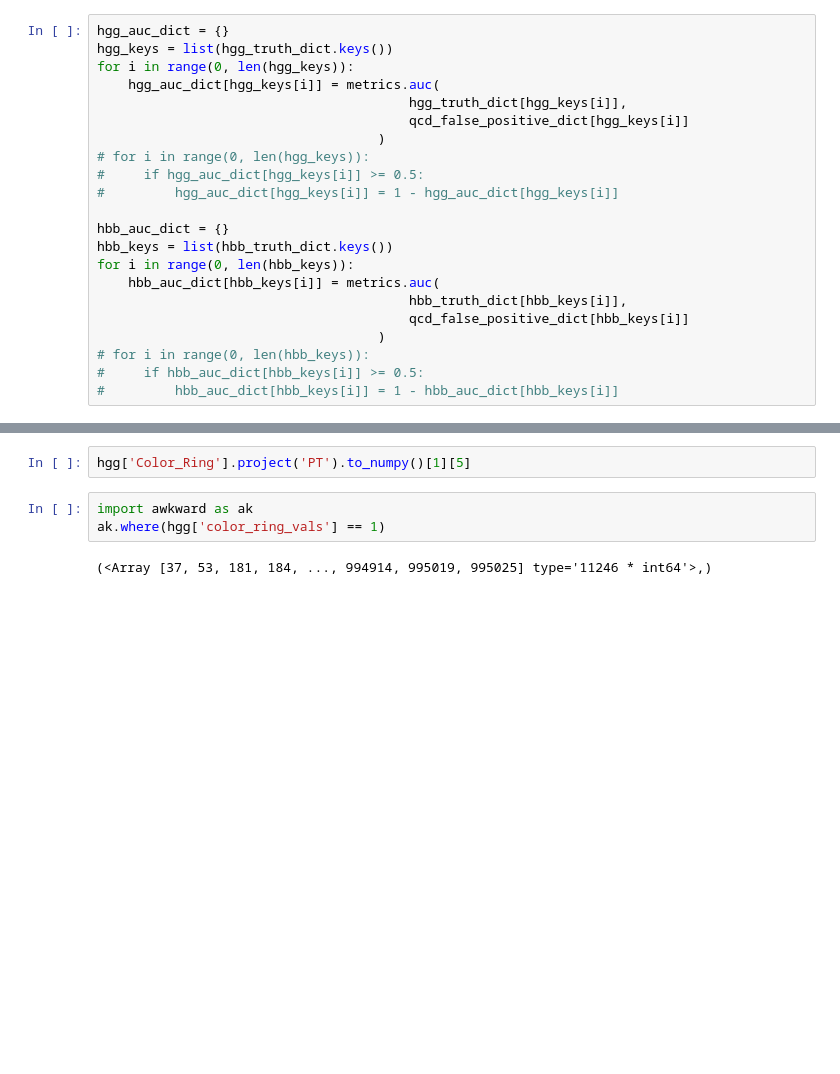
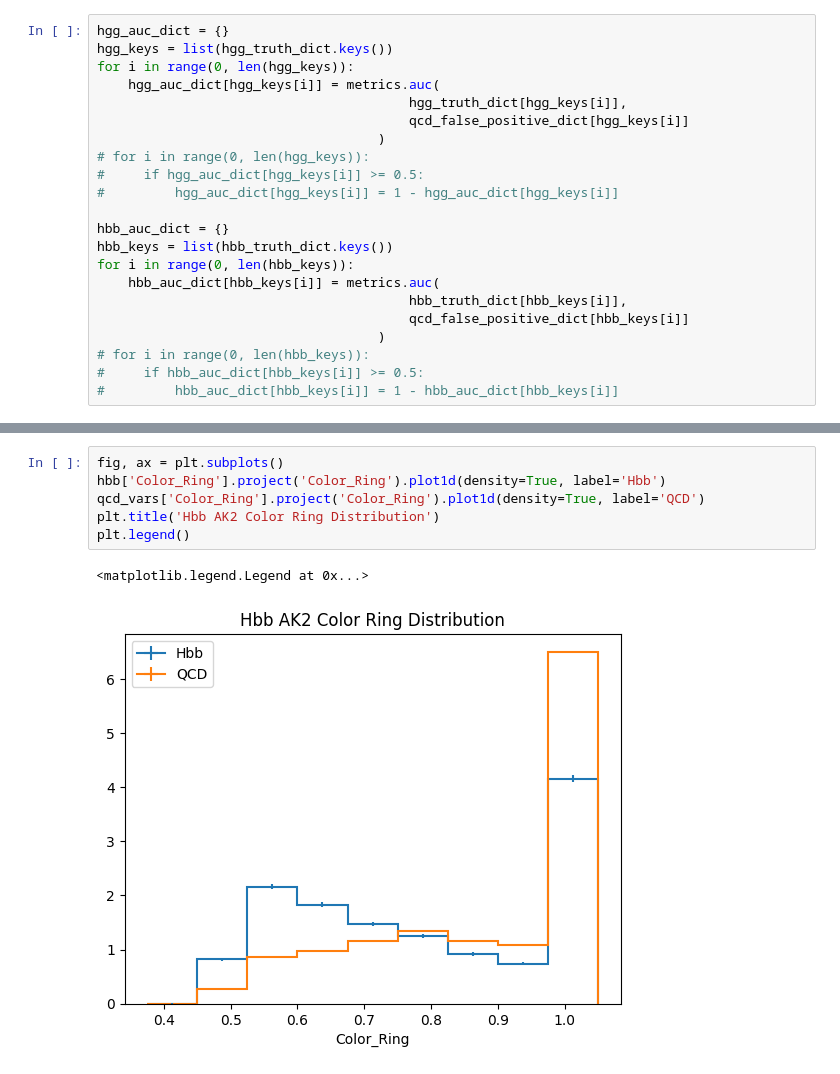
Before and after one commit to cmoore24-24/hgg, a Jupyter notebook: notebooks/stats/multiaxis/akt_multiax_plots.ipynb, the cells around one changed output, grey strips where cells are left out. Drawn from its saved outputs; the diff is of its cells as text; blank space fills up the shorter version.

```diff
--- a/notebooks/stats/multiaxis/akt_multiax_plots.ipynb
+++ b/notebooks/stats/multiaxis/akt_multiax_plots.ipynb
@@ -226,7 +236,9 @@ plt.legend()
 # %%
-hgg['Color_Ring'].project('PT').to_numpy()[1][5]
+fig, ax = plt.subplots()
+hbb['Color_Ring'].project('Color_Ring').plot1d(density=True, label='Hbb')
+qcd_vars['Color_Ring'].project('Color_Ring').plot1d(density=True, label='QCD')
+plt.title('Hbb AK2 Color Ring Distribution')
+plt.legend()
+# %% [output]
+<matplotlib.legend.Legend at 0x...>
+[figure, added]
-# %%
-import awkward as ak
-ak.where(hgg['color_ring_vals'] == 1)
-# %% [output]
-(<Array [37, 53, 181, 184, ..., 994914, 995019, 995025] type='11246 * int64'>,)
```
Also changed, not shown: parts of 9 cells of this notebook, 5 other files.
